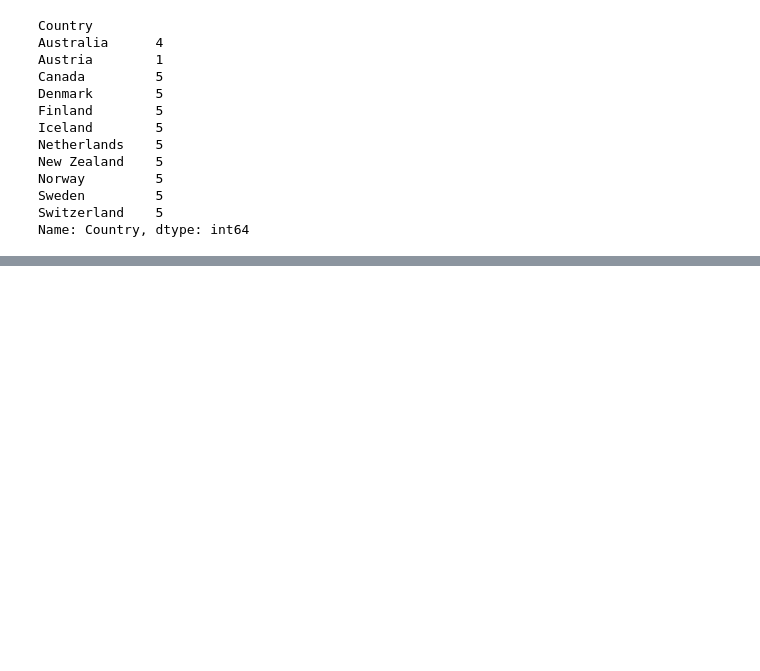
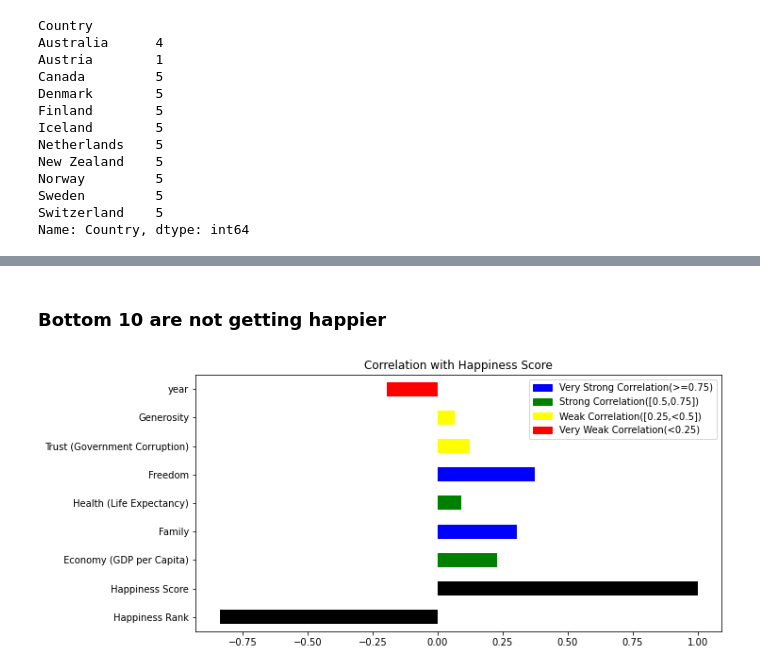
Before and after one commit to sumankumar1/python, a Jupyter notebook: Data Science - World Happiness Report/notebook.ipynb, the cells around one changed output, grey strips where cells are left out. Cells and saved outputs as stored; diff of their text form; code cells hidden in the pictures; blank space fills up the shorter version.

```diff
--- a/Data Science - World Happiness Report/notebook.ipynb
+++ b/Data Science - World Happiness Report/notebook.ipynb
@@ -537,0 +620,8 @@ Name: Country, dtype: int64
+# %% [markdown]
+### Bottom 10 are not getting happier
+# %%
+bottom10 = data2[ (data2['Happiness Rank']>147)]
+cdata = bottom10.corr(method="pearson")
+plot_corr(cdata,1)
+# %% [output]
+[figure, added]
```
Also changed, not shown: parts of 45 cells of this notebook.
